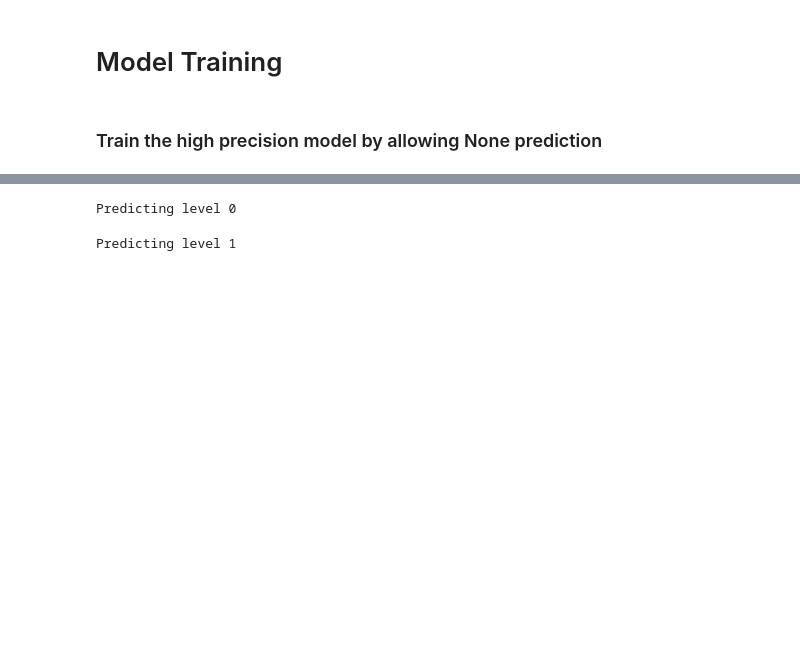
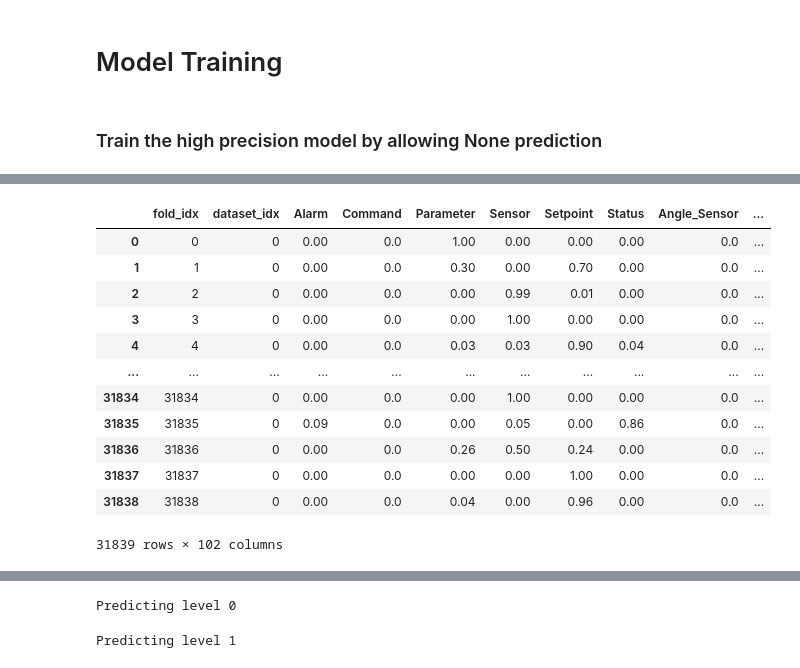
Before and after one commit to JoeZhao527/cl-bricks, a Jupyter notebook: notebooks/hier_rf_2_slide.ipynb, the cells around one changed output, grey strips where cells are left out. Saved outputs shown, nothing was run; the diff lists cells and outputs as text; code cells hidden in the pictures; blank space fills up the shorter version.

```diff
--- a/notebooks/hier_rf_2_slide.ipynb
+++ b/notebooks/hier_rf_2_slide.ipynb
@@ -22,7 +22,7 @@ warnings.filterwarnings('ignore')
 # %% [markdown]
 # Data split
 # %%
-def create_folds(train_y, n_splits=5):
+def create_folds(train_y, n_splits=10):
     # Create a label array for stratification
     # We'll use the first non-zero label for each row as the stratification target
     stratify_labels = []
@@ -52,0 +152,3 @@ folds = create_folds(train_y)
+# %%
+train_sets = [trn[pre_feature_list] for trn in raw_train_sets]
+test_X = raw_test_X[pre_feature_list]
@@ -395,7 +465,6 @@ def train_random_forest(
 ### Train the high precision model by allowing None prediction
 # %%
 prec_classifiers = []
-prec_scores = []
 prec_val_predictions = []
 
 params = {
@@ -406,17 +475,24 @@ params = {
 
 model_cls = RandomForestClassifier
 
+none_ratio_thr_list = [0.1, 0.15, 0.35, 0.75, 0.85]
+
+# train_input = [train_X_full, train_X_1, train_X_2]
+train_input = train_sets
+
 for i in range(5):
     print(f"Training level {i}")
-    _classifiers, _scores, _val_predictions = train_random_forest(
-        [train_X_full, train_X_1, train_X_2],
+    _classifiers, _val_predictions = train_random_forest(
+        train_input,
         np.array([x[i] for x in padded_label]),
         folds,
         params=params,
-        model_class=model_cls
+        model_class=model_cls,
+        none_ratio_thr=none_ratio_thr_list[i]
     )
     prec_classifiers.append(_classifiers)
-    prec_scores.append(_scores)
     prec_val_predictions.append(_val_predictions)
+
+    train_input = setup_prev_level_prediction(_val_predictions, fold_num=len(folds), num_datasets=len(train_input))
 # %% [output]
 Training level 0
@@ -491,0 +515,13 @@ Differential_Supply_Return_Water_Temperature_Sensor       0.15      0.80      0.
+# %%
+cascade_train_set = []
+fold_num = len(folds)
+
+for _level_idx in tqdm(range(5)):
+    new_train_level_x = pd.concat([prec_val_predictions[_level_idx][i] for i in range(fold_num)]).sort_values(['dataset_idx', 'fold_idx'])
+    cascade_train_set.append([
+        new_train_level_x[new_train_level_x['dataset_idx'] == i] \
+            # .drop(columns=['dataset_idx', 'fold_idx']) \
+            .drop(columns=pre_feature_list) \
+            .reset_index(drop=True)
+        for i in range(len(train_sets))
+    ])
@@ -491,0 +561,16 @@ Differential_Supply_Return_Water_Temperature_Sensor       0.15      0.80      0.
+# %%
+cascade_train_set[4][0]
+# %% [output]
+|  | fold_idx | dataset_idx | Alarm | Command | Parameter | Sensor | Setpoint | Status | Angle_Sensor | ... |
+| 0 | 0 | 0 | 0.00 | 0.0 | 1.00 | 0.00 | 0.00 | 0.00 | 0.0 | ... |
+| 1 | 1 | 0 | 0.00 | 0.0 | 0.30 | 0.00 | 0.70 | 0.00 | 0.0 | ... |
+| 2 | 2 | 0 | 0.00 | 0.0 | 0.00 | 0.99 | 0.01 | 0.00 | 0.0 | ... |
+| 3 | 3 | 0 | 0.00 | 0.0 | 0.00 | 1.00 | 0.00 | 0.00 | 0.0 | ... |
+| 4 | 4 | 0 | 0.00 | 0.0 | 0.03 | 0.03 | 0.90 | 0.04 | 0.0 | ... |
+| ... | ... | ... | ... | ... | ... | ... | ... | ... | ... | ... |
+| 31834 | 31834 | 0 | 0.00 | 0.0 | 0.00 | 1.00 | 0.00 | 0.00 | 0.0 | ... |
+| 31835 | 31835 | 0 | 0.09 | 0.0 | 0.00 | 0.05 | 0.00 | 0.86 | 0.0 | ... |
+| 31836 | 31836 | 0 | 0.00 | 0.0 | 0.26 | 0.50 | 0.24 | 0.00 | 0.0 | ... |
+| 31837 | 31837 | 0 | 0.00 | 0.0 | 0.00 | 0.00 | 1.00 | 0.00 | 0.0 | ... |
+| 31838 | 31838 | 0 | 0.00 | 0.0 | 0.04 | 0.00 | 0.96 | 0.00 | 0.0 | ... |
+31839 rows × 102 columns
```
Also changed, not shown: parts of 43 cells of this notebook, 6 other files.
